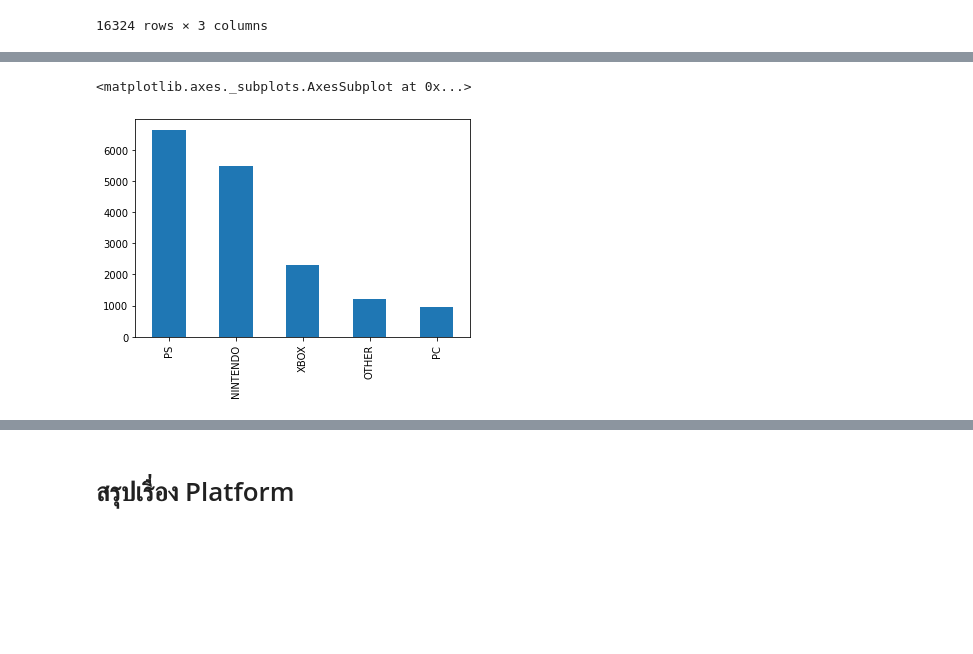
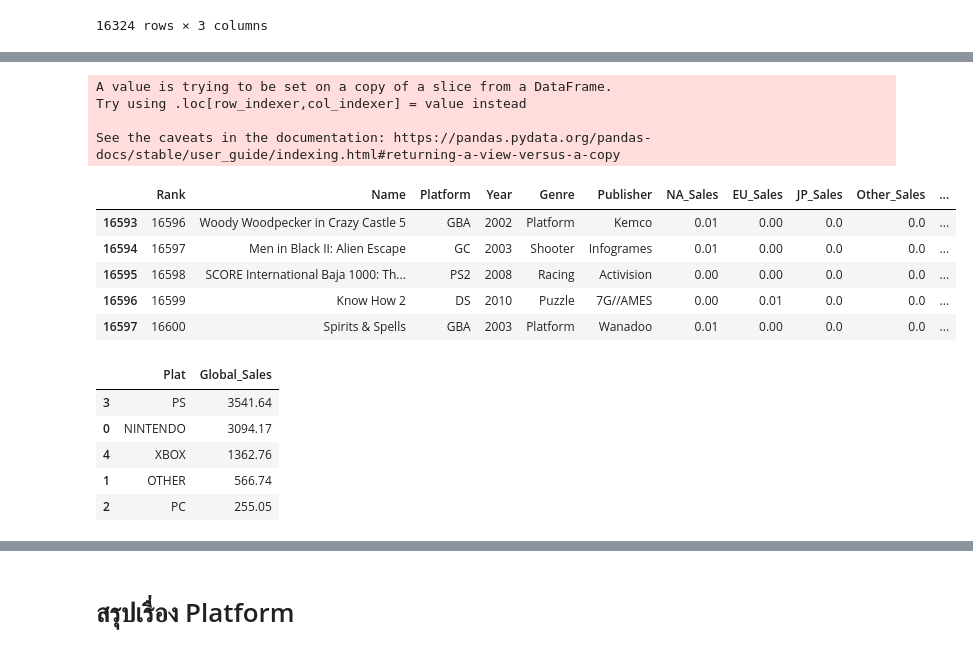
Before and after one commit to ktardthong/DSE_g19, a Jupyter notebook: KT - VGSale_HW_Week_one.ipynb, the cells around one changed output, grey strips where cells are left out. Cells and saved outputs as stored; diff of their text form; code cells hidden in the pictures; blank space fills up the shorter version.

```diff
--- a/KT - VGSale_HW_Week_one.ipynb
+++ b/KT - VGSale_HW_Week_one.ipynb
@@ -280,6 +311,26 @@ PC           960
 Name: Platform, dtype: int64
-# %%
-dataPlat['Platform'].value_counts().plot.bar()
-# %% [output]
-<matplotlib.axes._subplots.AxesSubplot at 0x...>
-[figure, removed]
+# %%
+#ผมเพิ่มอีกหนึ่ง column ใน Data ชื่อว่า Plat
+data['Plat'] = dataPlat
+data.tail()
+# %% [output]
+A value is trying to be set on a copy of a slice from a DataFrame.
+Try using .loc[row_indexer,col_indexer] = value instead
+
+See the caveats in the documentation: https://pandas.pydata.org/pandas-docs/stable/user_guide/indexing.html#returning-a-view-versus-a-copy
+|  | Rank | Name | Platform | Year | Genre | Publisher | NA_Sales | EU_Sales | JP_Sales | Other_Sales | ... |
+| 16593 | 16596 | Woody Woodpecker in Crazy Castle 5 | GBA | 2002 | Platform | Kemco | 0.01 | 0.00 | 0.0 | 0.0 | ... |
+| 16594 | 16597 | Men in Black II: Alien Escape | GC | 2003 | Shooter | Infogrames | 0.01 | 0.00 | 0.0 | 0.0 | ... |
+| 16595 | 16598 | SCORE International Baja 1000: Th... | PS2 | 2008 | Racing | Activision | 0.00 | 0.00 | 0.0 | 0.0 | ... |
+| 16596 | 16599 | Know How 2 | DS | 2010 | Puzzle | 7G//AMES | 0.00 | 0.01 | 0.0 | 0.0 | ... |
+| 16597 | 16600 | Spirits & Spells | GBA | 2003 | Platform | Wanadoo | 0.01 | 0.00 | 0.0 | 0.0 | ... |
+# %%
+best_selling_platform = data.groupby(['Plat'])['Global_Sales'].sum().reset_index().sort_values(by=['Global_Sales'], ascending=False)
+best_selling_platform.head()
+# %% [output]
+|  | Plat | Global_Sales |
+| 3 | PS | 3541.64 |
+| 0 | NINTENDO | 3094.17 |
+| 4 | XBOX | 1362.76 |
+| 1 | OTHER | 566.74 |
+| 2 | PC | 255.05 |
```
Also changed, not shown: parts of 14 cells of this notebook.
